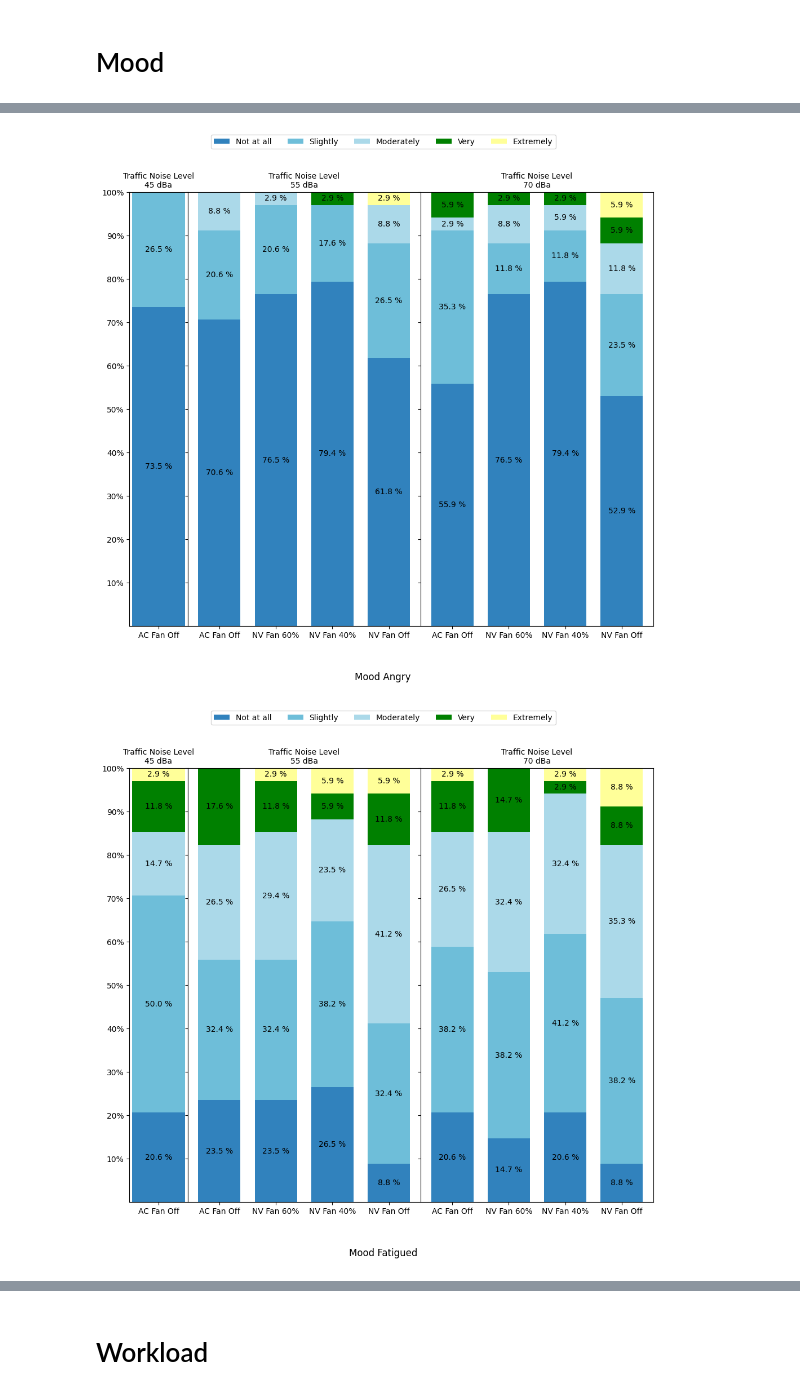
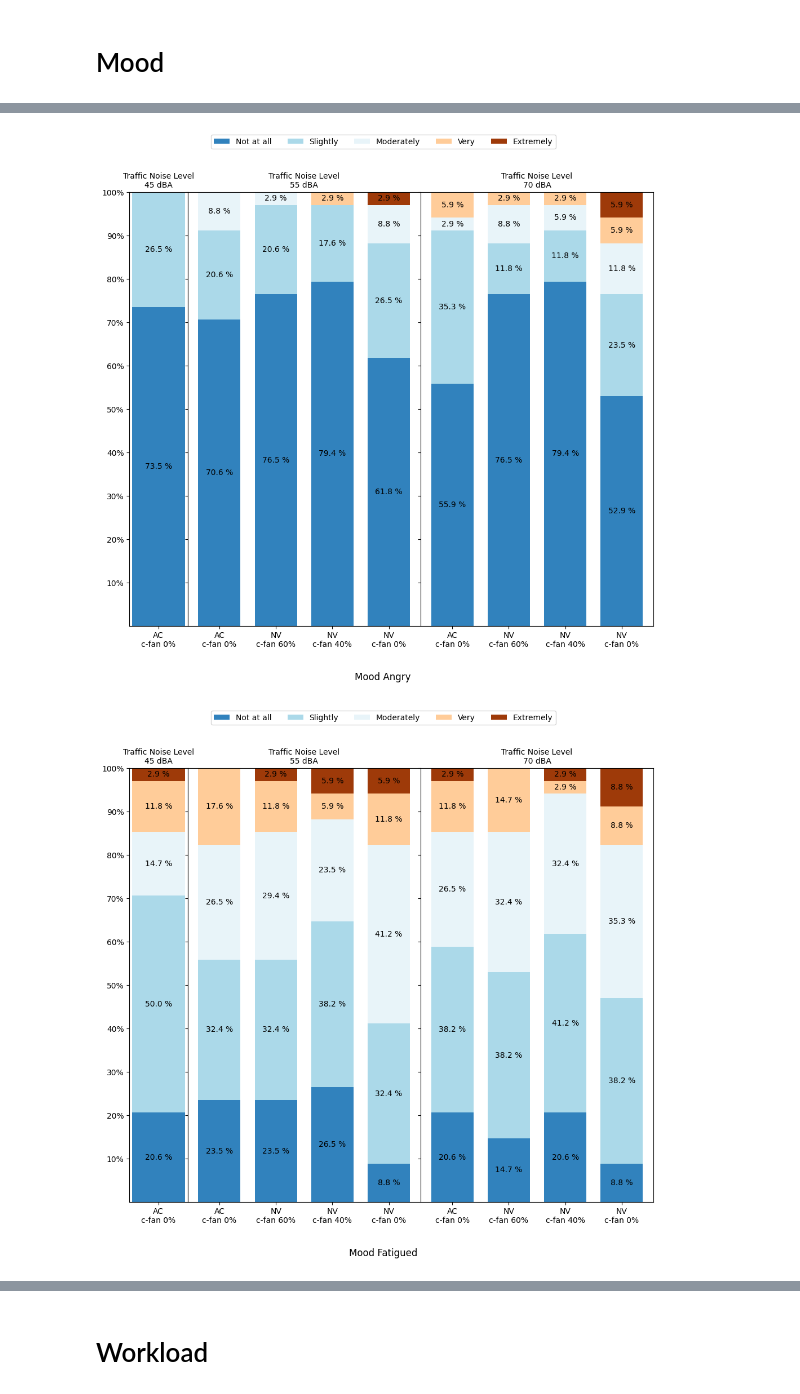
Before and after one commit to afifhrz/cognitive_learning, a Jupyter notebook: 15_noise_sensitivity_HRV_and_barplot/moodfatigwork_percentage.ipynb, the cells around one changed output, grey strips where cells are left out. Cells and saved outputs as stored; diff of their text form; code cells hidden in the pictures.

Commit message:
modified plot

```diff
--- a/15_noise_sensitivity_HRV_and_barplot/moodfatigwork_percentage.ipynb
+++ b/15_noise_sensitivity_HRV_and_barplot/moodfatigwork_percentage.ipynb
@@ -26,7 +22,7 @@ def create_plot(data_master, y, x_col, colors, labels, col_x_labels):
 
     # Prepare the data
     x = ['AC', 'NV fan 5', 'NV fan 3', 'NV fan 0']
-    x_labels = ['AC Fan Off', 'NV Fan 60%', 'NV Fan 40%', 'NV Fan Off']
+    x_labels = ['AC\nc-fan 0%', 'NV\nc-fan 60%', 'NV\nc-fan 40%', 'NV\nc-fan 0%']
     tnl = [45,55,70]
     data_y = {}
 
@@ -58,9 +54,9 @@ def create_plot(data_master, y, x_col, colors, labels, col_x_labels):
     fig.supxlabel(col_x_labels, fontsize=12)
     fig.set_figwidth(12)
     fig.set_figheight(10)
-    ax1.set_title('Traffic Noise Level\n45 dBa', fontsize=10)
-    ax2.set_title('Traffic Noise Level\n55 dBa', fontsize=10)
-    ax3.set_title('Traffic Noise Level\n70 dBa', fontsize=10)
+    ax1.set_title('Traffic Noise Level\n45 dBA', fontsize=10)
+    ax2.set_title('Traffic Noise Level\n55 dBA', fontsize=10)
+    ax3.set_title('Traffic Noise Level\n70 dBA', fontsize=10)
     plt.ylim(0,100)
     plt.subplots_adjust(wspace=0)
     plt.yticks(ticks = [10,20,30,40,50,60,70,80,90,100], labels=['10%','20%','30%','40%','50%','60%','70%','80%','90%','100%'])
@@ -133,19 +129,7 @@ data_fat = data[col_x+group].copy()
 custom_dict = {'AC':1, 'NV fan 5':2, 'NV fan 3':3,'NV fan 0':4,}
 data_fat.sort_values(by=['Thermal'], key=lambda x: x.map(custom_dict), inplace=True)
 data_fat.reset_index(inplace=True)
-colors = [
-        ("#3182bd"),
-        ("#6ebed9"),
-        ("#abd9e9"),
-        (0,0.5,0,1),
-        ("#ffff99"),
-        ("#e6550d"),
-        ('#B22222'),
-        (0,0.75,.5,1),
-        (0,0.5,0.5,.5),
-        (1,0.5,0,1),
-        (.75,0.5,1,1),
-    ]
+colors = [("#3182bd"), ("#6ebed9"), ("#abd9e9"), ("#d3ebf4"),("#e8f4f9"),("#ffff99"), ("#ffcc99"),("#e6550d"), ("#9e3a09"), ('#B22222'), ("#721616")]
 y_value = [0,1,2,3,4,5,6,7,8,9,10]
 labels = [0,1,2,3,4,5,6,7,8,9,10]
 
@@ -172,7 +156,7 @@ def create_plot(data_master, y, x_col, colors, labels, col_x_labels):
 
     # Prepare the data
     x = ['AC', 'NV fan 5', 'NV fan 3', 'NV fan 0']
-    x_labels = ['AC Fan Off', 'NV Fan 60%', 'NV Fan 40%', 'NV Fan Off']
+    x_labels = ['AC\nc-fan 0%', 'NV\nc-fan 60%', 'NV\nc-fan 40%', 'NV\nc-fan 0%']
     tnl = [45,55,70]
     data_y = {}
 
@@ -204,9 +188,9 @@ def create_plot(data_master, y, x_col, colors, labels, col_x_labels):
     fig.supxlabel(col_x_labels, fontsize=12)
     fig.set_figwidth(12)
     fig.set_figheight(10)
-    ax1.set_title('Traffic Noise Level\n45 dBa', fontsize=10)
-    ax2.set_title('Traffic Noise Level\n55 dBa', fontsize=10)
-    ax3.set_title('Traffic Noise Level\n70 dBa', fontsize=10)
+    ax1.set_title('Traffic Noise Level\n45 dBA', fontsize=10)
+    ax2.set_title('Traffic Noise Level\n55 dBA', fontsize=10)
+    ax3.set_title('Traffic Noise Level\n70 dBA', fontsize=10)
     plt.ylim(0,100)
     plt.subplots_adjust(wspace=0)
     plt.yticks(ticks = [10,20,30,40,50,60,70,80,90,100], labels=['10%','20%','30%','40%','50%','60%','70%','80%','90%','100%'])
@@ -277,13 +261,7 @@ data_fat = data[col_x+group].copy()
 custom_dict = {'AC':1, 'NV fan 5':2, 'NV fan 3':3,'NV fan 0':4,}
 data_fat.sort_values(by=['Thermal'], key=lambda x: x.map(custom_dict), inplace=True)
 data_fat.reset_index(inplace=True)
-colors = [
-        ("#3182bd"),
-        ("#6ebed9"),
-        ("#abd9e9"),
-        (0,0.5,0,1),
-        ("#ffff99"),
-    ]
+colors = [("#3182bd"), ("#abd9e9"), ("#e8f4f9"), ("#ffcc99"), ("#9e3a09"), ("#721616")]
 y_value = [1,2,3,4,5]
 labels = ["Not at all", "Slightly", "Moderately", "Very", "Extremely"]
 
@@ -294,2 +272,2 @@ for index,item in enumerate(col_x):
-[figure, old version]
+[figure, new version]
-[figure, old version]
+[figure, new version]
```
Also changed, not shown: parts of 14 cells of this notebook, 1 other file.
